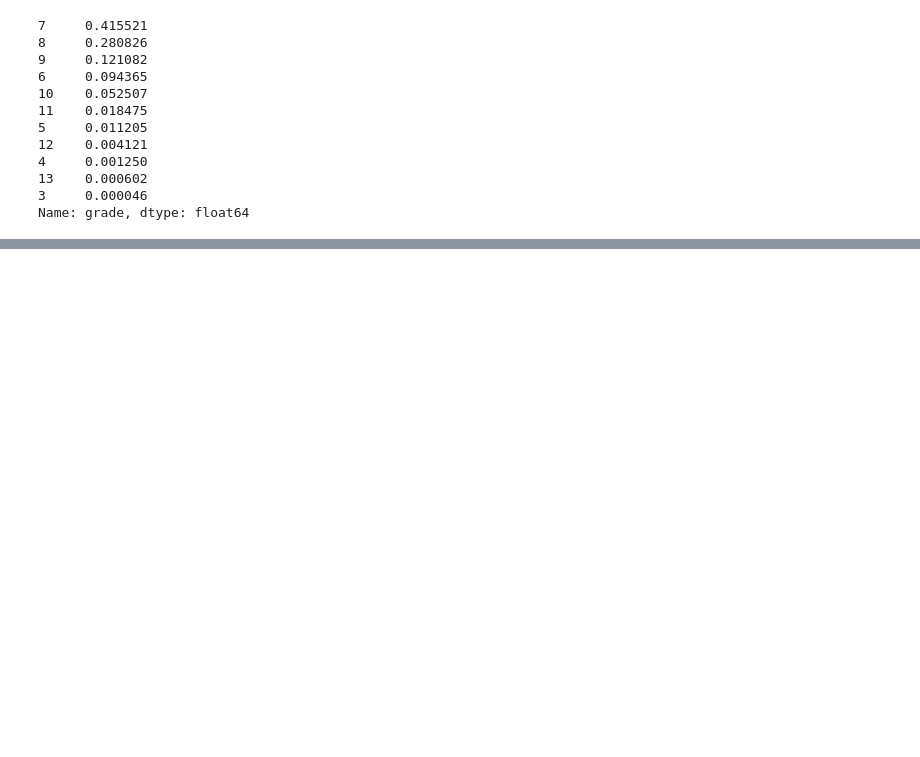
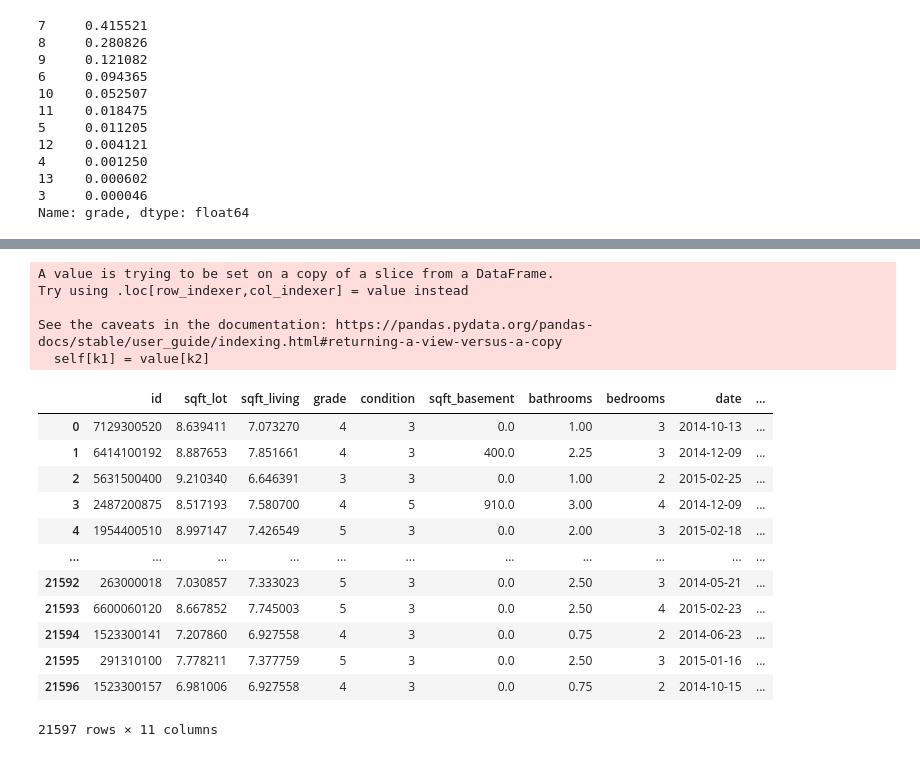
Before and after one commit to saifword/King_County_Housing, a Jupyter notebook: kings_c_housing.ipynb, the cells around one changed output, grey strips where cells are left out. Saved outputs shown, nothing was run; the diff lists cells and outputs as text; code cells hidden in the pictures; blank space fills up the shorter version.

```diff
--- a/kings_c_housing.ipynb
+++ b/kings_c_housing.ipynb
@@ -40,0 +66,5 @@ memory usage: 3.5+ MB
+# %%
+df = df_full[['id', 'sqft_lot', 'sqft_living',
+                    'grade', 'condition', 'sqft_basement'
+                    , 'bathrooms', 'bedrooms',
+                    'date', 'waterfront', 'price']]
@@ -51,5 +128,0 @@ df.head()
-# %%
-df = df[['id', 'sqft_lot', 'sqft_living'
-                    ,'grade', 'condition',
-                     'bathrooms', 'bedrooms',
-                    'date', 'price']]
@@ -74,0 +129,3 @@ memory usage: 1.5+ MB
+# %%
+df.query('sqft_basement == "?"')
+df['sqft_basement'] = df['sqft_basement'].replace(to_replace='?', value= 0)
@@ -123,0 +201,28 @@ Name: grade, Length: 21597, dtype: int64
+# %%
+df[['sqft_lot', 'sqft_living', 'price']] = np.log(df[['sqft_lot', 'sqft_living', 'price']])
+
+#df['sqft_lot'] = np.log(df['sqft_lot'])
+#df['sqft_living'] = np.log(df['sqft_living'])
+#df['price'] = np.log(df['price'])
+# %% [output]
+A value is trying to be set on a copy of a slice from a DataFrame.
+Try using .loc[row_indexer,col_indexer] = value instead
+
+See the caveats in the documentation: https://pandas.pydata.org/pandas-docs/stable/user_guide/indexing.html#returning-a-view-versus-a-copy
+  self[k1] = value[k2]
+# %%
+df
+# %% [output]
+|  | id | sqft_lot | sqft_living | grade | condition | sqft_basement | bathrooms | bedrooms | date | ... |
+| 0 | 7129300520 | 8.639411 | 7.073270 | 4 | 3 | 0.0 | 1.00 | 3 | 2014-10-13 | ... |
+| 1 | 6414100192 | 8.887653 | 7.851661 | 4 | 3 | 400.0 | 2.25 | 3 | 2014-12-09 | ... |
+| 2 | 5631500400 | 9.210340 | 6.646391 | 3 | 3 | 0.0 | 1.00 | 2 | 2015-02-25 | ... |
+| 3 | 2487200875 | 8.517193 | 7.580700 | 4 | 5 | 910.0 | 3.00 | 4 | 2014-12-09 | ... |
+| 4 | 1954400510 | 8.997147 | 7.426549 | 5 | 3 | 0.0 | 2.00 | 3 | 2015-02-18 | ... |
+| ... | ... | ... | ... | ... | ... | ... | ... | ... | ... | ... |
+| 21592 | 263000018 | 7.030857 | 7.333023 | 5 | 3 | 0.0 | 2.50 | 3 | 2014-05-21 | ... |
+| 21593 | 6600060120 | 8.667852 | 7.745003 | 5 | 3 | 0.0 | 2.50 | 4 | 2015-02-23 | ... |
+| 21594 | 1523300141 | 7.207860 | 6.927558 | 4 | 3 | 0.0 | 0.75 | 2 | 2014-06-23 | ... |
+| 21595 | 291310100 | 7.778211 | 7.377759 | 5 | 3 | 0.0 | 2.50 | 3 | 2015-01-16 | ... |
+| 21596 | 1523300157 | 6.981006 | 6.927558 | 4 | 3 | 0.0 | 0.75 | 2 | 2014-10-15 | ... |
+21597 rows × 11 columns
```
Also changed, not shown: parts of 47 cells of this notebook, 1 other file.
